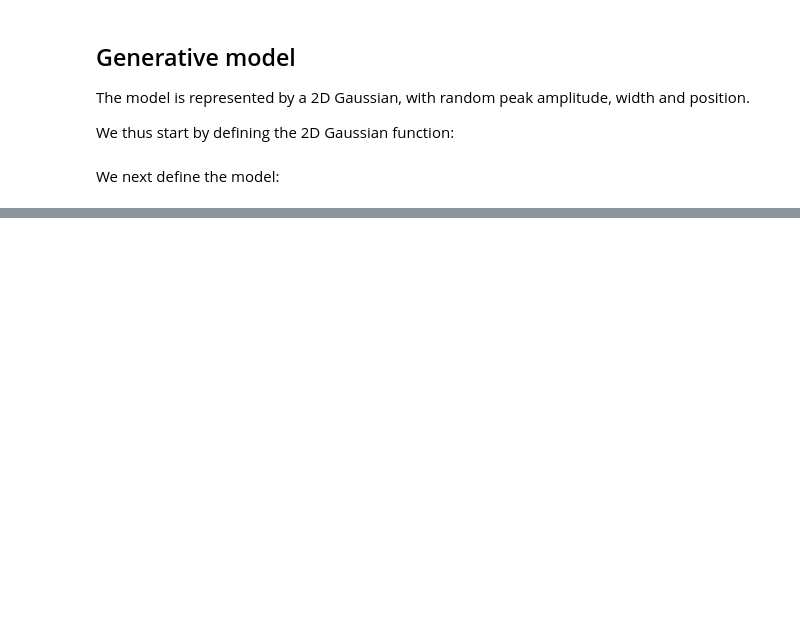
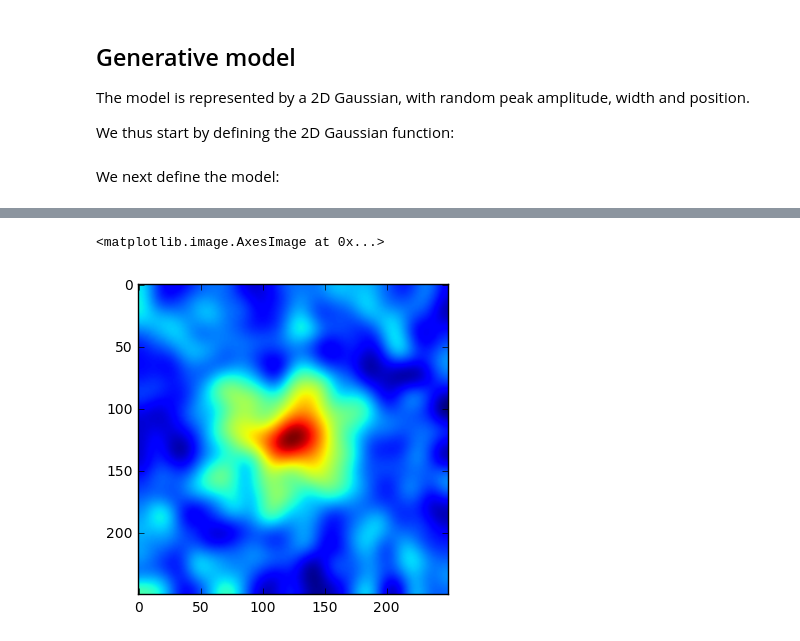
Before and after one commit to phys201/params_MOT, a Jupyter notebook: model_MOT.ipynb, the cells around one changed output, grey strips where cells are left out. Drawn from its saved outputs; the diff is of its cells as text; code cells hidden in the pictures; blank space fills up the shorter version.

```diff
--- a/model_MOT.ipynb
+++ b/model_MOT.ipynb
@@ -51,0 +44,5 @@ imshow(X, cmap=None, norm=None, aspect=None, interpolation=None, alpha=None, vmi
+# %%
+plt.imshow(filters.gaussian_filter(image,10))
+# %% [output]
+<matplotlib.image.AxesImage at 0x...>
+[figure, added]
```
Also changed, not shown: parts of 7 cells of this notebook.
